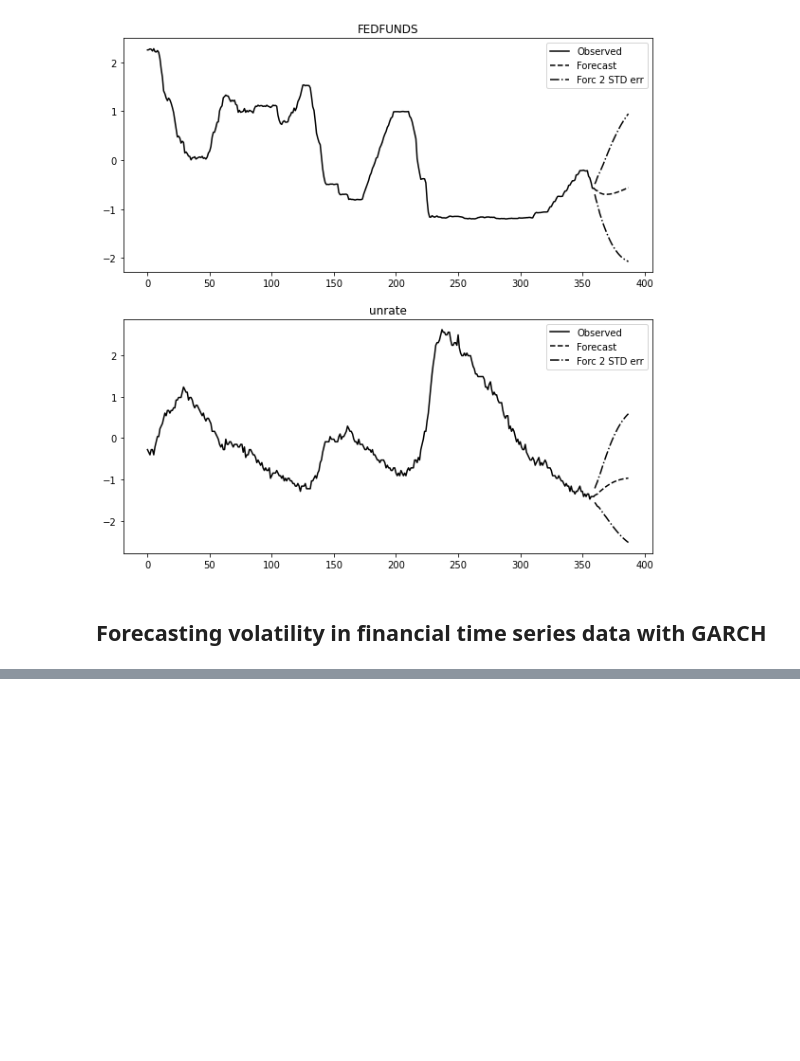
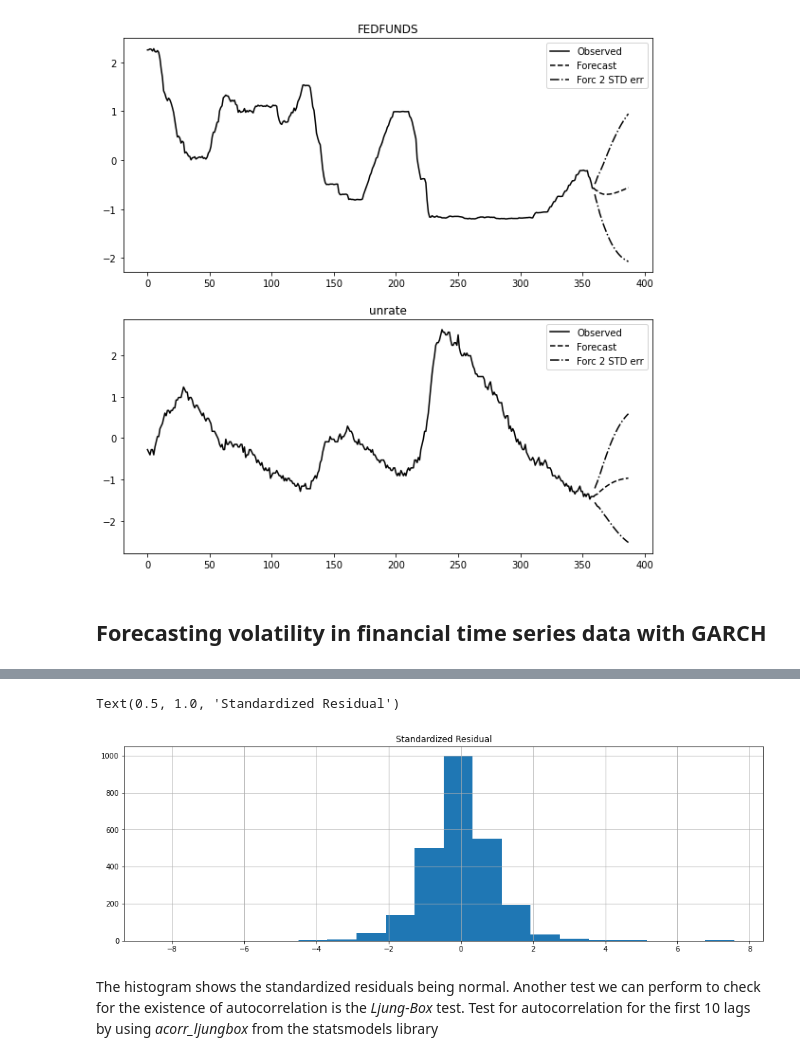
Before and after one commit to LaurbergMJ/TimeSeriesAnalysisWithPythonCookbook, a Jupyter notebook: Ch11.ipynb, the cells around one changed output, grey strips where cells are left out. Drawn from its saved outputs; the diff is of its cells as text; code cells hidden in the pictures; blank space fills up the shorter version.

```diff
--- a/Ch11.ipynb
+++ b/Ch11.ipynb
@@ -725,0 +838,11 @@ results.plot_forecast(n, plot_stderr=True)
+# %%
+# Plot a histogram for the standardized residuals.
+# We can obtain this using the std_resid attribute
+
+results.std_resid.hist(bins=20)
+plt.title('Standardized Residual')
+# %% [output]
+Text(0.5, 1.0, 'Standardized Residual')
+[figure, added]
+# %% [markdown]
+The histogram shows the standardized residuals being normal. Another test we can perform to check for the existence of autocorrelation is the _Ljung-Box_ test. Test for autocorrelation for the first 10 lags by using _acorr_ljungbox_ from the statsmodels library
```
Also changed, not shown: parts of 21 cells of this notebook, 1 other file.
